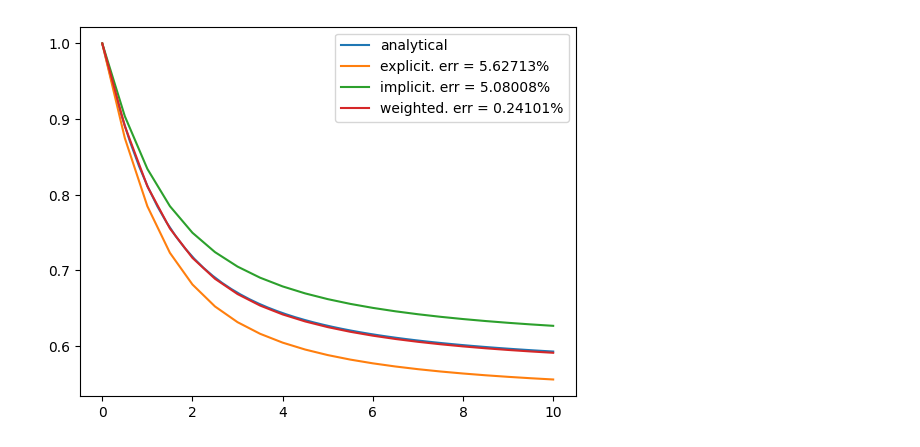
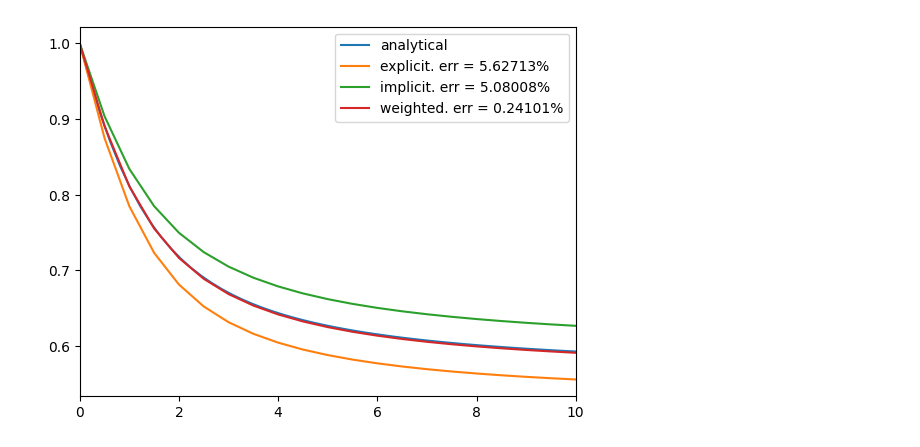
Before and after one commit to horockey/math_modeling, a Jupyter notebook: lab_1.ipynb, the cells around one changed output. Drawn from its saved outputs; the diff is of its cells as text; code cells hidden in the pictures.

```diff
--- a/lab_1.ipynb
+++ b/lab_1.ipynb
@@ -51,30 +51,31 @@ def weighted(x0: float, y0: float, tau: float, pointsCnt: int, f)-> tuple:
 # %%
 import matplotlib.pyplot as plt
 import numpy as np
 
 tau = 0.5
 x0 = 0
 y0 = 1
 leftXBound = x0
 rightXBoud = leftXBound + 10
 pointsCount = int((rightXBoud-leftXBound)/tau)+1
 
 midX = (rightXBoud-leftXBound)/2 + leftXBound
 
 fig, ax = plt.subplots()
 x = np.linspace(leftXBound, rightXBoud)
 
 analytical = [f(t) for t in x]
 expl, explErr = explicit(x0, y0, tau, pointsCount, f)
 impl, implErr = implicit(x0, y0, tau, pointsCount, f)
 wgt, wgtErr = weighted(x0, y0, tau, pointsCount, f)
 
 ax.plot(x, analytical, label='analytical')
 ax.plot([x for x in expl], [expl[x] for x in expl], label=f'explicit. err = {format(explErr*100, '.5f')}%')
 ax.plot([x for x in impl], [impl[x] for x in impl], label=f'implicit. err = {format(implErr*100, '.5f')}%')
 ax.plot([x for x in wgt], [wgt[x] for x in wgt], label=f'weighted. err = {format(wgtErr*100, '.5f')}%')
+ax.set_xbound(leftXBound, rightXBoud)
 
 plt.legend()
 plt.show()
 # %% [output]
-[figure, old version]
+[figure, new version]
```
